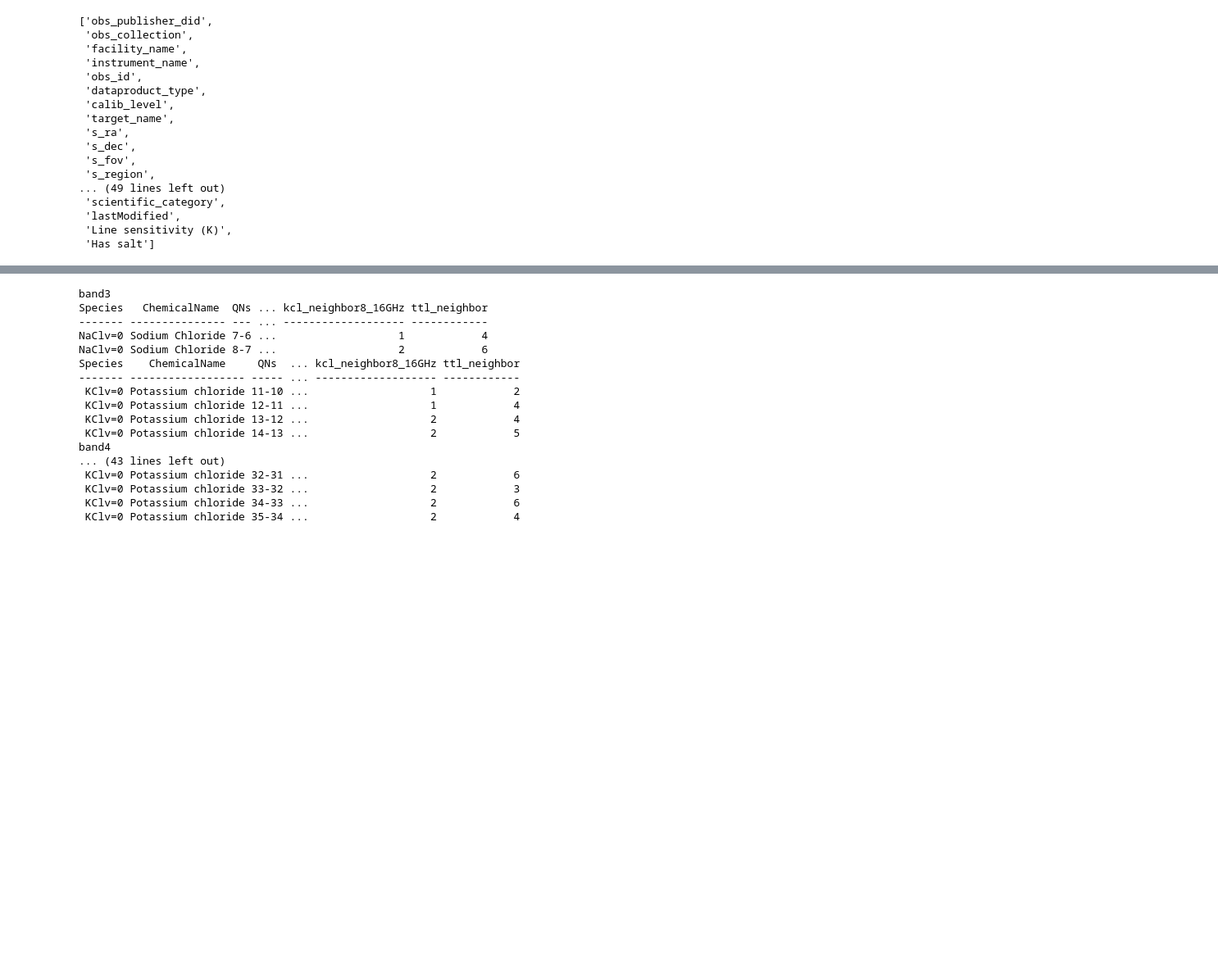
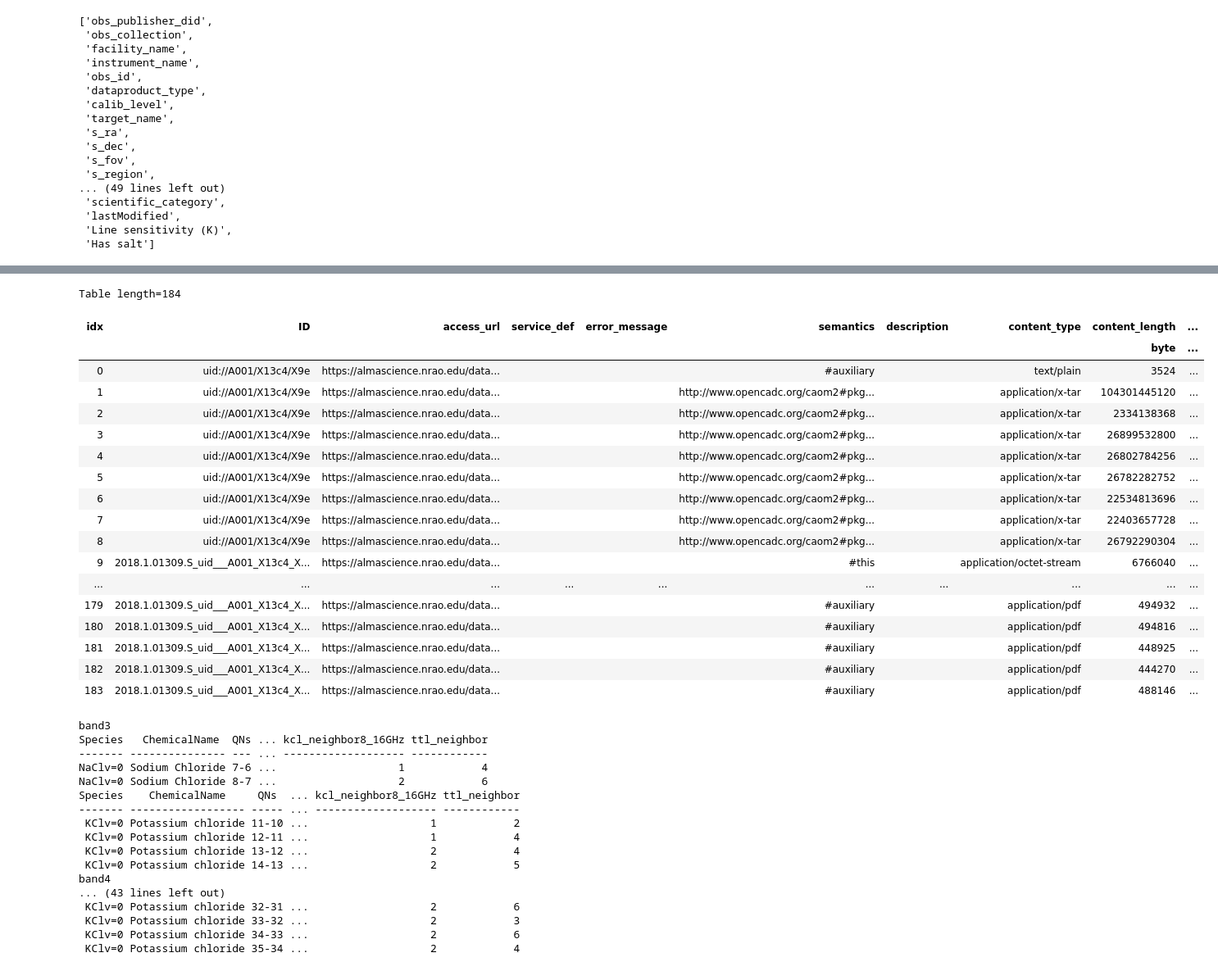
Before and after one commit to keflavich/saltmining, a Jupyter notebook: notebooks/ALMA Archive - Salt Search.ipynb, the cells around one changed output, grey strips where cells are left out. Shown at 82% size. Saved outputs shown, nothing was run; the diff lists cells and outputs as text; code cells hidden in the pictures; blank space fills up the shorter version.

```diff
--- a/notebooks/ALMA Archive - Salt Search.ipynb
+++ b/notebooks/ALMA Archive - Salt Search.ipynb
@@ -188,0 +274,19 @@ Was expecting one of:
+# %%
+for row in result:
+    if row['Has salt']:
+
+        sourcename = row['Source name'] if 'Source name' in row.colnames else row['target_name']
+
+        mous = row['Member ous id'] if 'Member ous id' in row.colnames else row['member_ous_uid']
+        reg_mous = mous.replace(":","_").replace("/","_")
+        if os.path.exists(reg_mous):
+            continue
+
+        stage = Alma().get_data_info(mous, expand_tarfiles=True)
+
+        tarfiles = [x for x in stage['access_url'] if '001_of_001.tar' in x]
+        fitsfiles = [x for x in stage['access_url'] if 'cube.I.pbcor.fits' in x]
+
+        almadl = Alma()
+        almadl.cache_location = '.'
+        break
@@ -189 +298,23 @@ Was expecting one of:
+# %%
+stage.show_in_notebook()
+# %% [output]
+Table length=184
+| idx | ID | access_url | service_def | error_message | semantics | description | content_type | content_length | ... |
+|  |  |  |  |  |  |  |  | byte | ... |
+| 0 | uid://A001/X13c4/X9e | https://almascience.nrao.edu/data... |  |  | #auxiliary |  | text/plain | 3524 | ... |
+| 1 | uid://A001/X13c4/X9e | https://almascience.nrao.edu/data... |  |  | http://www.opencadc.org/caom2#pkg... |  | application/x-tar | 104301445120 | ... |
+| 2 | uid://A001/X13c4/X9e | https://almascience.nrao.edu/data... |  |  | http://www.opencadc.org/caom2#pkg... |  | application/x-tar | 2334138368 | ... |
+| 3 | uid://A001/X13c4/X9e | https://almascience.nrao.edu/data... |  |  | http://www.opencadc.org/caom2#pkg... |  | application/x-tar | 26899532800 | ... |
+| 4 | uid://A001/X13c4/X9e | https://almascience.nrao.edu/data... |  |  | http://www.opencadc.org/caom2#pkg... |  | application/x-tar | 26802784256 | ... |
+| 5 | uid://A001/X13c4/X9e | https://almascience.nrao.edu/data... |  |  | http://www.opencadc.org/caom2#pkg... |  | application/x-tar | 26782282752 | ... |
+| 6 | uid://A001/X13c4/X9e | https://almascience.nrao.edu/data... |  |  | http://www.opencadc.org/caom2#pkg... |  | application/x-tar | 22534813696 | ... |
+| 7 | uid://A001/X13c4/X9e | https://almascience.nrao.edu/data... |  |  | http://www.opencadc.org/caom2#pkg... |  | application/x-tar | 22403657728 | ... |
+| 8 | uid://A001/X13c4/X9e | https://almascience.nrao.edu/data... |  |  | http://www.opencadc.org/caom2#pkg... |  | application/x-tar | 26792290304 | ... |
+| 9 | 2018.1.01309.S_uid___A001_X13c4_X... | https://almascience.nrao.edu/data... |  |  | #this |  | application/octet-stream | 6766040 | ... |
+| ... | ... | ... | ... | ... | ... | ... | ... | ... | ... |
+| 179 | 2018.1.01309.S_uid___A001_X13c4_X... | https://almascience.nrao.edu/data... |  |  | #auxiliary |  | application/pdf | 494932 | ... |
+| 180 | 2018.1.01309.S_uid___A001_X13c4_X... | https://almascience.nrao.edu/data... |  |  | #auxiliary |  | application/pdf | 494816 | ... |
+| 181 | 2018.1.01309.S_uid___A001_X13c4_X... | https://almascience.nrao.edu/data... |  |  | #auxiliary |  | application/pdf | 448925 | ... |
+| 182 | 2018.1.01309.S_uid___A001_X13c4_X... | https://almascience.nrao.edu/data... |  |  | #auxiliary |  | application/pdf | 444270 | ... |
+| 183 | 2018.1.01309.S_uid___A001_X13c4_X... | https://almascience.nrao.edu/data... |  |  | #auxiliary |  | application/pdf | 488146 | ... |
 # %%
```
Also changed, not shown: parts of 12 cells of this notebook, 3 other files.
